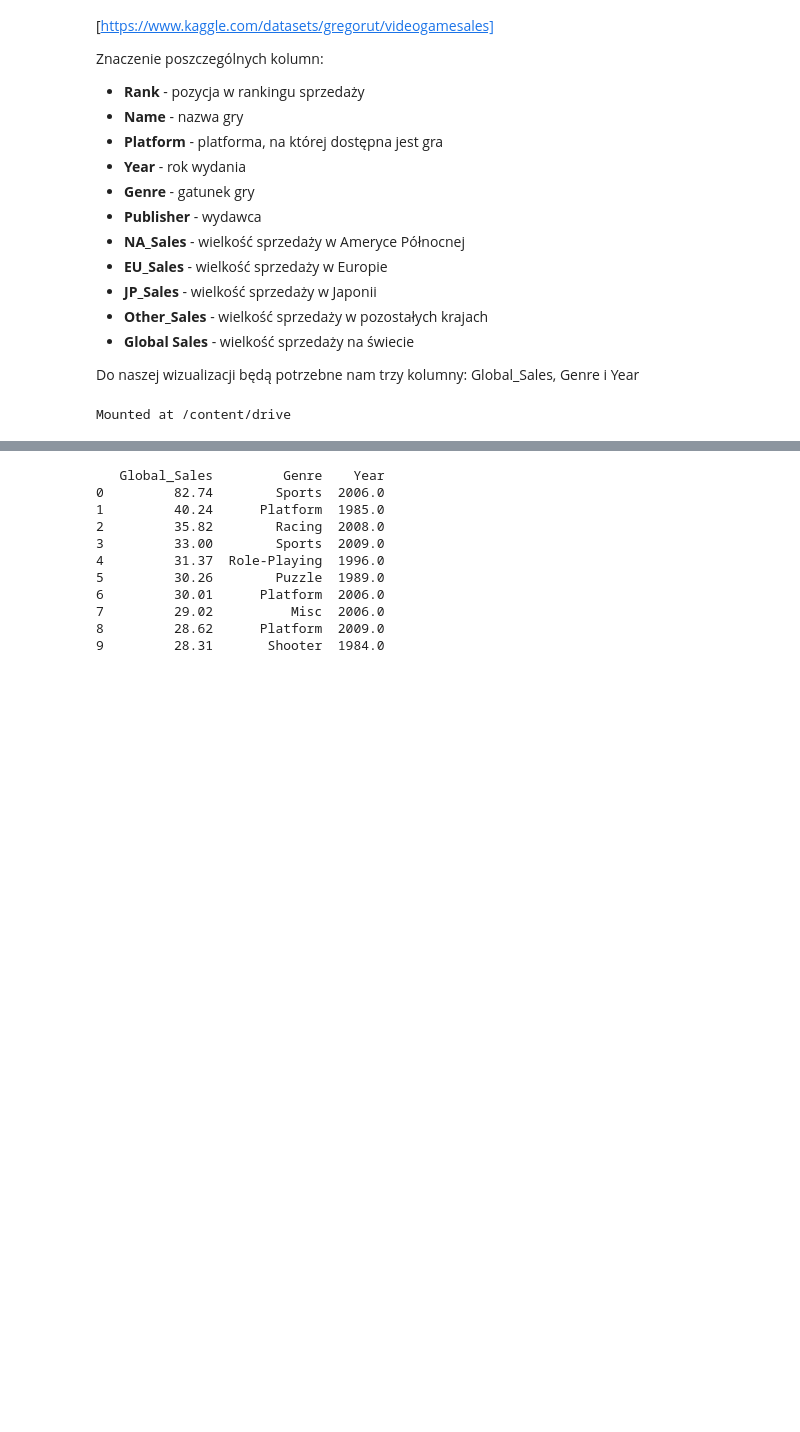
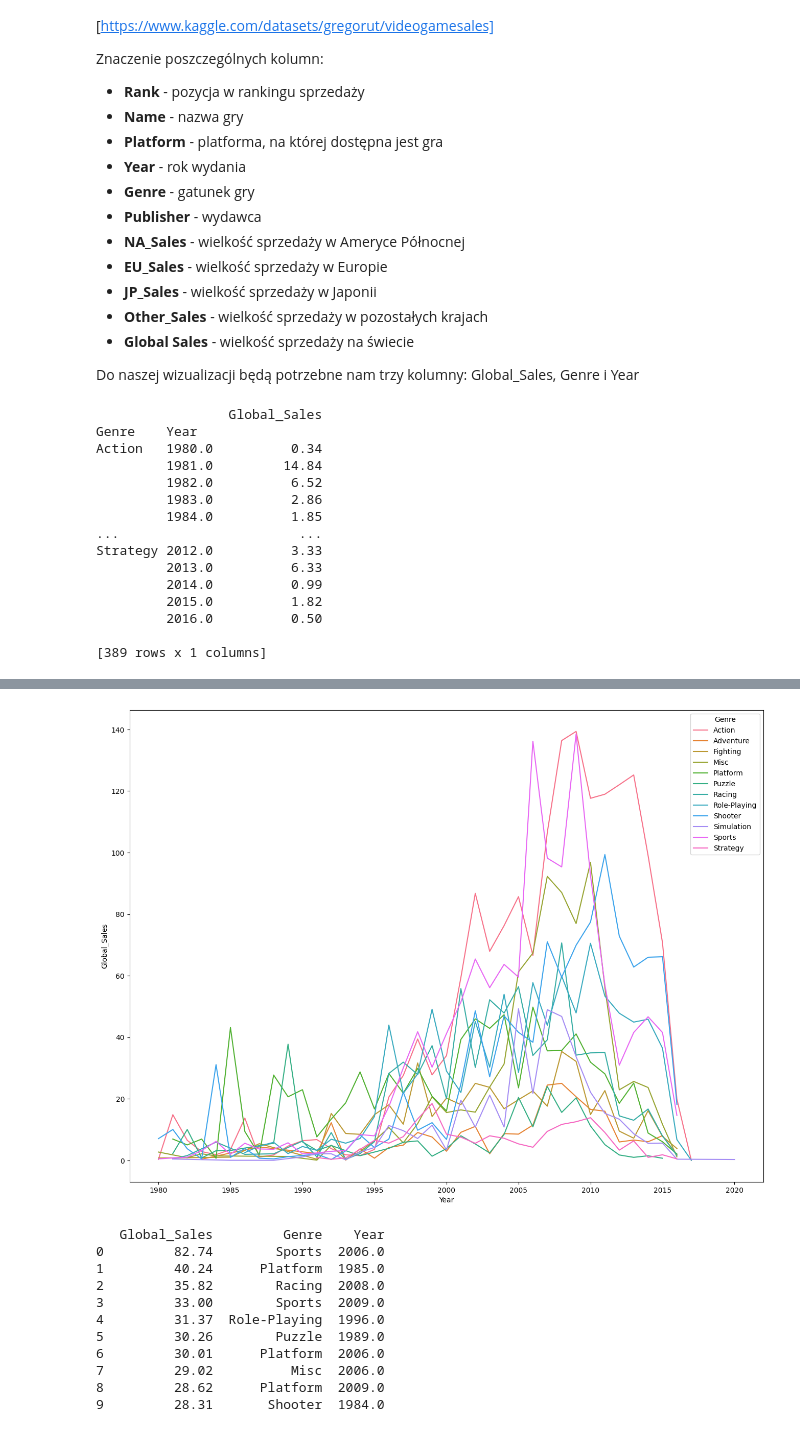
Before and after one commit to Vektor79/Zadania_samodzielne, a Jupyter notebook: kaggle_video_game_sales.ipynb, the cells around one changed output, grey strips where cells are left out. Saved outputs shown, nothing was run; the diff lists cells and outputs as text; code cells hidden in the pictures; blank space fills up the shorter version.

Commit message:
Utworzono za pomocą Colab

```diff
--- a/kaggle_video_game_sales.ipynb
+++ b/kaggle_video_game_sales.ipynb
@@ -28,11 +28,52 @@ from matplotlib import pyplot as plt
 # from google.colab import files    # wyświetli przycisk do przesłania pliku z mojego komputera
 # uploaded = files.upload()
 
-from google.colab import drive
-drive.mount('/content/drive')
+# from google.colab import drive
+# drive.mount('/content/drive')
 
 
-videogames_df = pd.read_csv('vgsales.csv')
+videogames_df = pd.read_csv('/content/drive/MyDrive/Colab Notebooks/Coders_Lab_Prework/kaggle_video_game_sales/vgsales.csv')
+
+# wybieram tylko trzy kolumny:
+videogames_df = videogames_df[['Global_Sales', 'Genre', 'Year']]
 videogames_df.head(10)
+
+# gatunki gier:
+genres = videogames_df['Genre'].unique()
+videogames_df = videogames_df[videogames_df['Genre'].isin(genres)]
+
+# grupowanie danych po gatunku i roku wydania gry oraz wyliczenie sumy sprzedaży na świecie:
+videogames_df_groupped = videogames_df.groupby(['Genre', 'Year']).agg('sum')
+print(videogames_df_groupped)
+
+# definiuję paletę kolorów
+colors = ['#297bb3',
+          '#657bc6',
+          '#a076ca',
+          '#d56cbc',
+          '#fe659d',
+          '#ff6d75',
+          '#ff8547',
+          '#ffa600'
+          ]
+colors_palette = sns.set_palette(sns.color_palette(colors))
+
+# generowanie wykresu:
+plt.figure(figsize=(16, 12))
+sales_plot = sns.lineplot(x='Year', y='Global_Sales', hue='Genre', palette=colors_palette, errorbar=None, data=videogames_df_groupped)
 # %% [output]
-Mounted at /content/drive
+                 Global_Sales
+Genre    Year
+Action   1980.0          0.34
+         1981.0         14.84
+         1982.0          6.52
+         1983.0          2.86
+         1984.0          1.85
+...                       ...
+Strategy 2012.0          3.33
+         2013.0          6.33
+         2014.0          0.99
+         2015.0          1.82
+         2016.0          0.50
+
+[389 rows x 1 columns]
@@ -50 +80,2 @@ Mounted at /content/drive
+[figure, added]
 # %%
```
Also changed, not shown: parts of 2 cells of this notebook.
